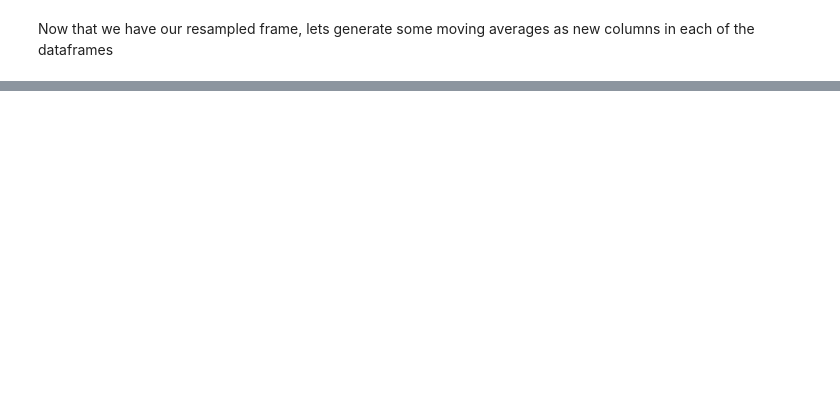
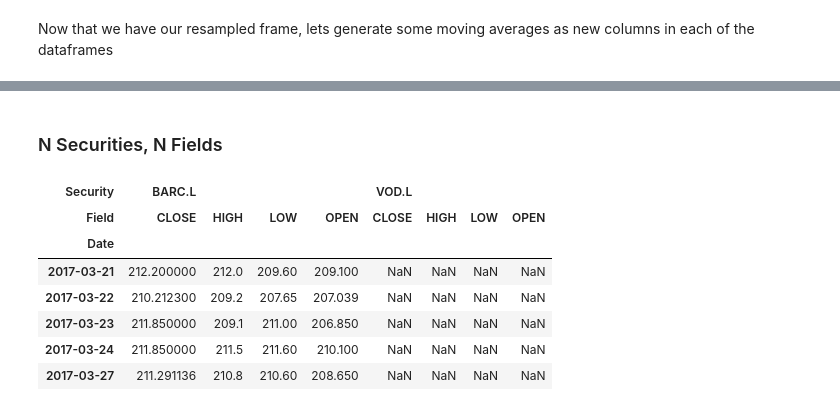
Before and after one commit to LSEG-API-Samples/Example.EikonAPI.Python.MultipleTimeFrameMovingAverages, a Jupyter notebook: Multiple Time Frame Moving Averages Example JR.ipynb, the cells around one changed output, grey strips where cells are left out. Saved outputs shown, nothing was run; the diff lists cells and outputs as text; code cells hidden in the pictures; blank space fills up the shorter version.

```diff
--- a/Multiple Time Frame Moving Averages Example JR.ipynb
+++ b/Multiple Time Frame Moving Averages Example JR.ipynb
@@ -94,0 +133,15 @@ Monthly.plot(title="Monthly")
+# %% [markdown]
+### N Securities, N Fields
+# %%
+NxN = ek.get_timeseries(['BARC.L','VOD.L'], fields=["Open","High","Low","Close"], start_date = "2016-03-01", end_date = "2017-03-27",
+                            interval="daily")
+NxN.tail()
+# %% [output]
+| Security | BARC.L |  |  |  | VOD.L |  |  |  |
+| Field | CLOSE | HIGH | LOW | OPEN | CLOSE | HIGH | LOW | OPEN |
+| Date |  |  |  |  |  |  |  |  |
+| 2017-03-21 | 212.200000 | 212.0 | 209.60 | 209.100 | NaN | NaN | NaN | NaN |
+| 2017-03-22 | 210.212300 | 209.2 | 207.65 | 207.039 | NaN | NaN | NaN | NaN |
+| 2017-03-23 | 211.850000 | 209.1 | 211.00 | 206.850 | NaN | NaN | NaN | NaN |
+| 2017-03-24 | 211.850000 | 211.5 | 211.60 | 210.100 | NaN | NaN | NaN | NaN |
+| 2017-03-27 | 211.291136 | 210.8 | 210.60 | 208.650 | NaN | NaN | NaN | NaN |
```
Also changed, not shown: parts of 19 cells of this notebook.
